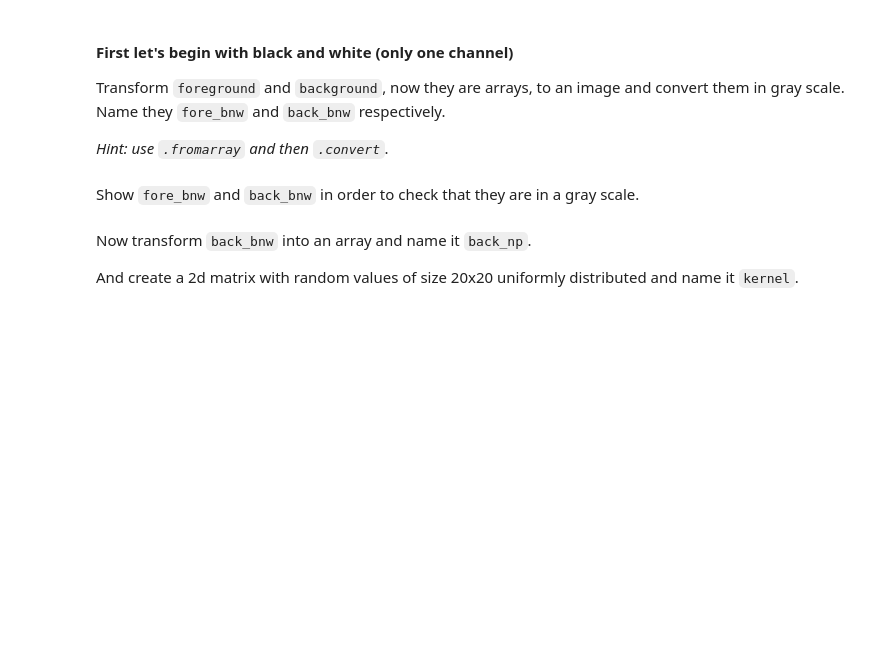
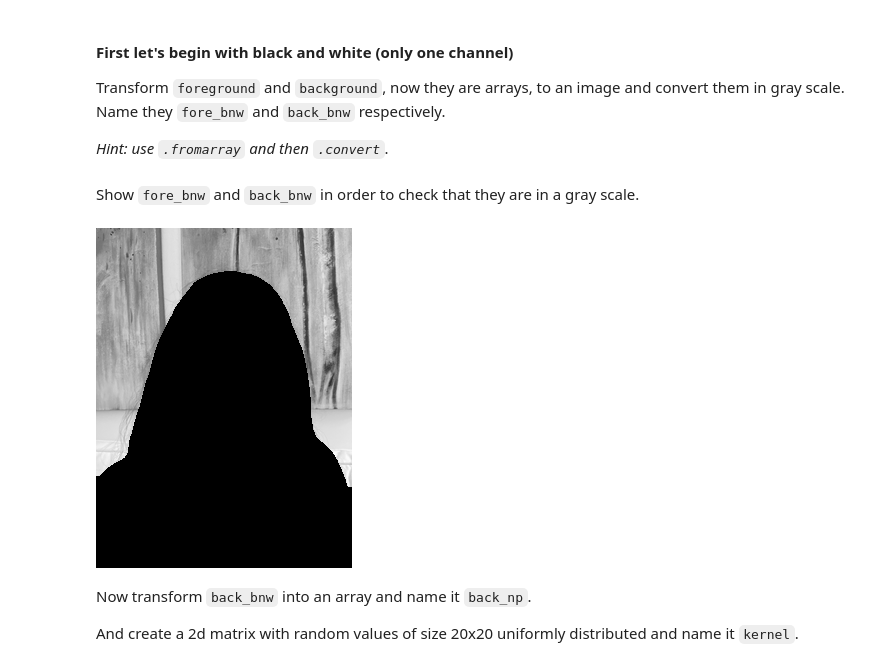
Before and after one commit to silviaherf/lab-image-segmentation, a Jupyter notebook: main.ipynb, the cells around one changed output. Saved outputs shown, nothing was run; the diff lists cells and outputs as text; code cells hidden in the pictures; blank space fills up the shorter version.

```diff
--- a/main.ipynb
+++ b/main.ipynb
@@ -121,7 +113,17 @@ Transform `foreground` and `background`, now they are arrays, to an image and co
+# %%
+# Your code here
+#Realmente podría seguir con background y foreground como los tengo, pero voy a seguir los pasos que dice
+# para tener los nombres
+fore_bnw=Image.fromarray(foreground)
+back_bnw=Image.fromarray(background)
 # %% [markdown]
 Show `fore_bnw` and `back_bnw` in order to check that they are in a gray scale.
 # %%
 # Your code here
+fore_bnw
+back_bnw
+# %% [output]
+[figure, added]
 # %% [markdown]
 Now transform `back_bnw` into an array and name it `back_np`.
 
```
Also changed, not shown: parts of 13 cells of this notebook.
